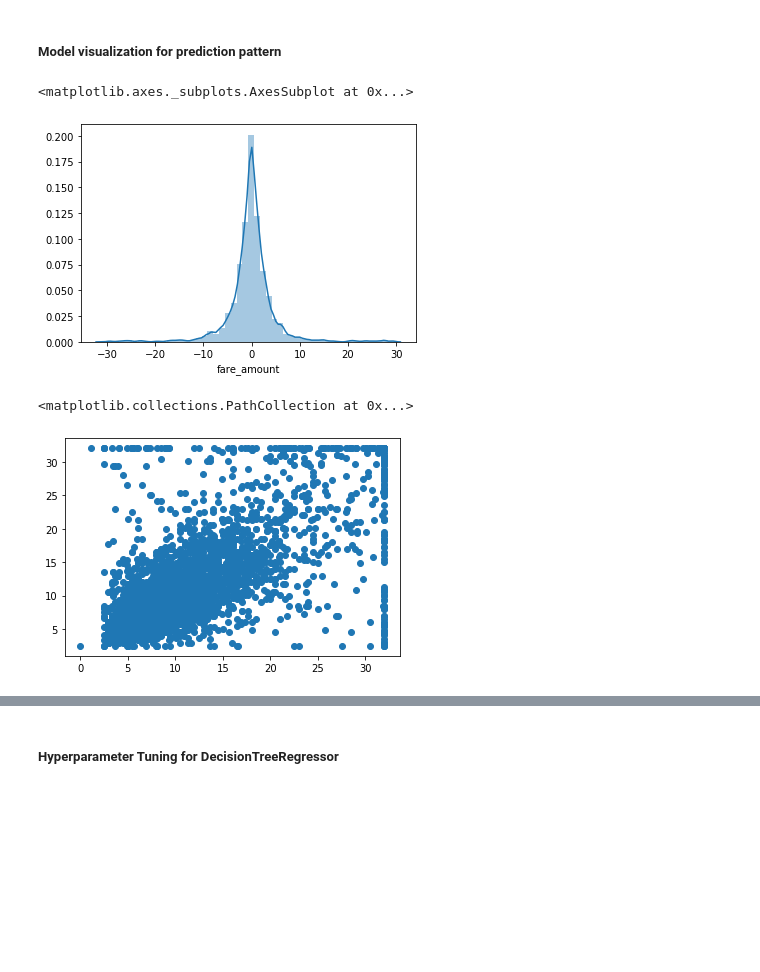
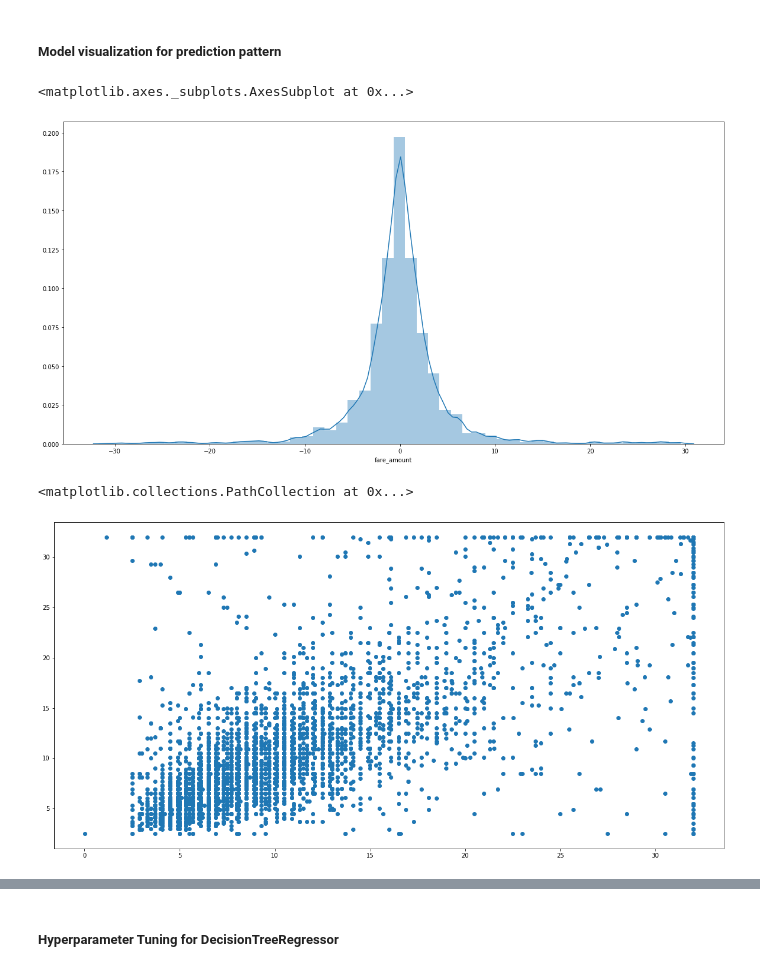
Before and after one commit to kuldeeprsharma18/Cab-Fare-Prediction, a Jupyter notebook: Cab-Fare-Prediction-working.ipynb, the cells around one changed output, grey strips where cells are left out. Drawn from its saved outputs; the diff is of its cells as text; code cells hidden in the pictures; blank space fills up the shorter version.

```diff
--- a/Cab-Fare-Prediction-working.ipynb
+++ b/Cab-Fare-Prediction-working.ipynb
@@ -740,15 +749,17 @@ score.mean()
 ##### Model visualization for prediction pattern
 # %%
 dtree_prediction=dtree.predict(X_test)
+plt.figure(figsize=(20,10))
 sns.distplot(y_test-dtree_prediction)
 # %% [output]
 <matplotlib.axes._subplots.AxesSubplot at 0x...>
-[figure, old version]
+[figure, new version]
 # %%
+plt.figure(figsize=(20,10))
 plt.scatter(y_test,dtree_prediction)
 # %% [output]
 <matplotlib.collections.PathCollection at 0x...>
-[figure, old version]
+[figure, new version]
 # %%
 print('MAE:', metrics.mean_absolute_error(y_test, dtree_prediction))
 print('MSE:', metrics.mean_squared_error(y_test, dtree_prediction))
```
Also changed, not shown: parts of 39 cells of this notebook, 5 other files.
